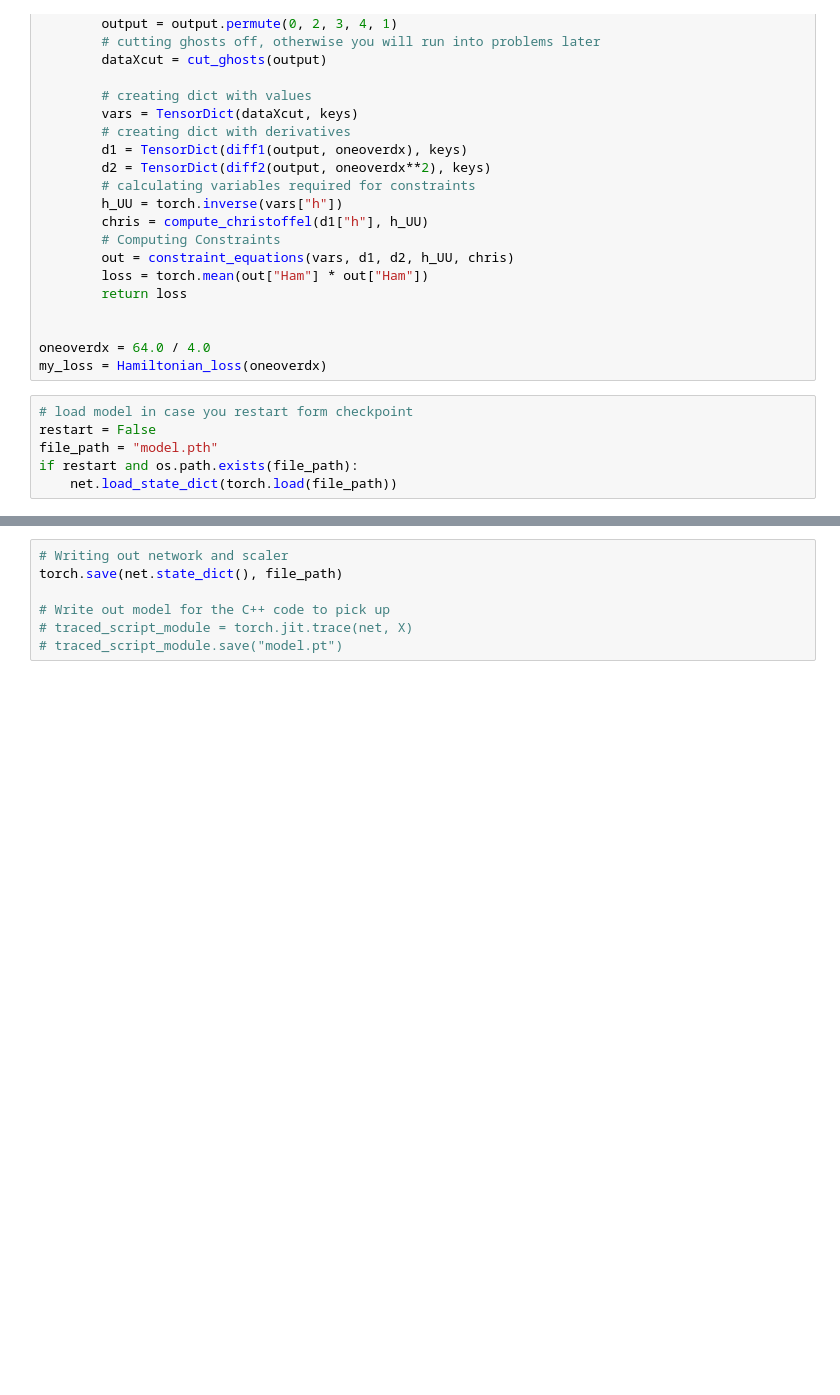
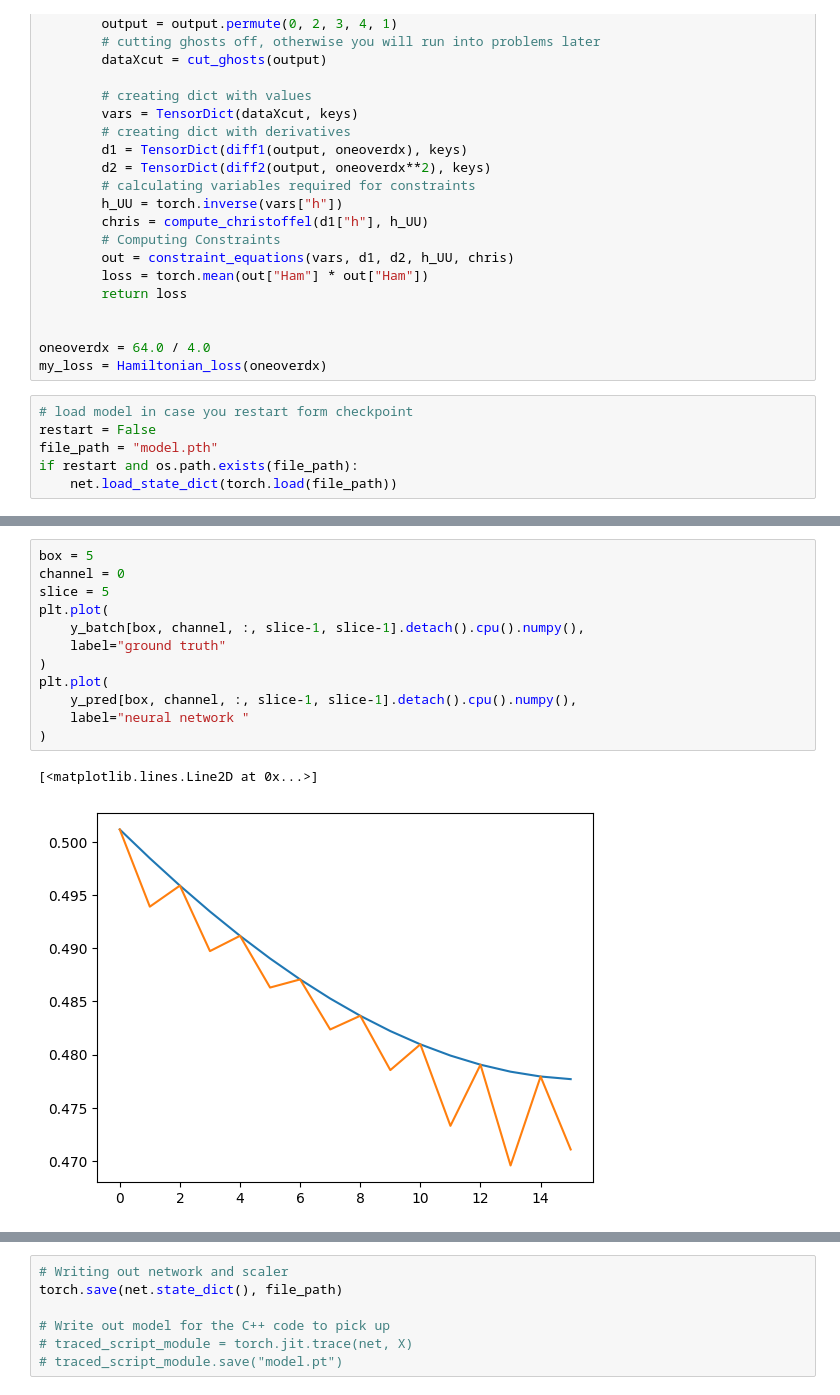
Before and after one commit to ThomasHelfer/TorchGRTL, a Jupyter notebook: notebook.ipynb, the cells around one changed output, grey strips where cells are left out. Cells and saved outputs as stored; diff of their text form; blank space fills up the shorter version.

```diff
--- a/notebook.ipynb
+++ b/notebook.ipynb
@@ -343,3 +342,18 @@ plt.show()
+# %%
+box = 5
+channel = 0
+slice = 5
+plt.plot(
+    y_batch[box, channel, :, slice-1, slice-1].detach().cpu().numpy(),
+    label="ground truth"
+)
+plt.plot(
+    y_pred[box, channel, :, slice-1, slice-1].detach().cpu().numpy(),
+    label="neural network "
+)
+# %% [output]
+[<matplotlib.lines.Line2D at 0x...>]
+[figure, added]
 # %%
 box = 5
 channel = 0
```
Also changed, not shown: parts of 10 cells of this notebook.
